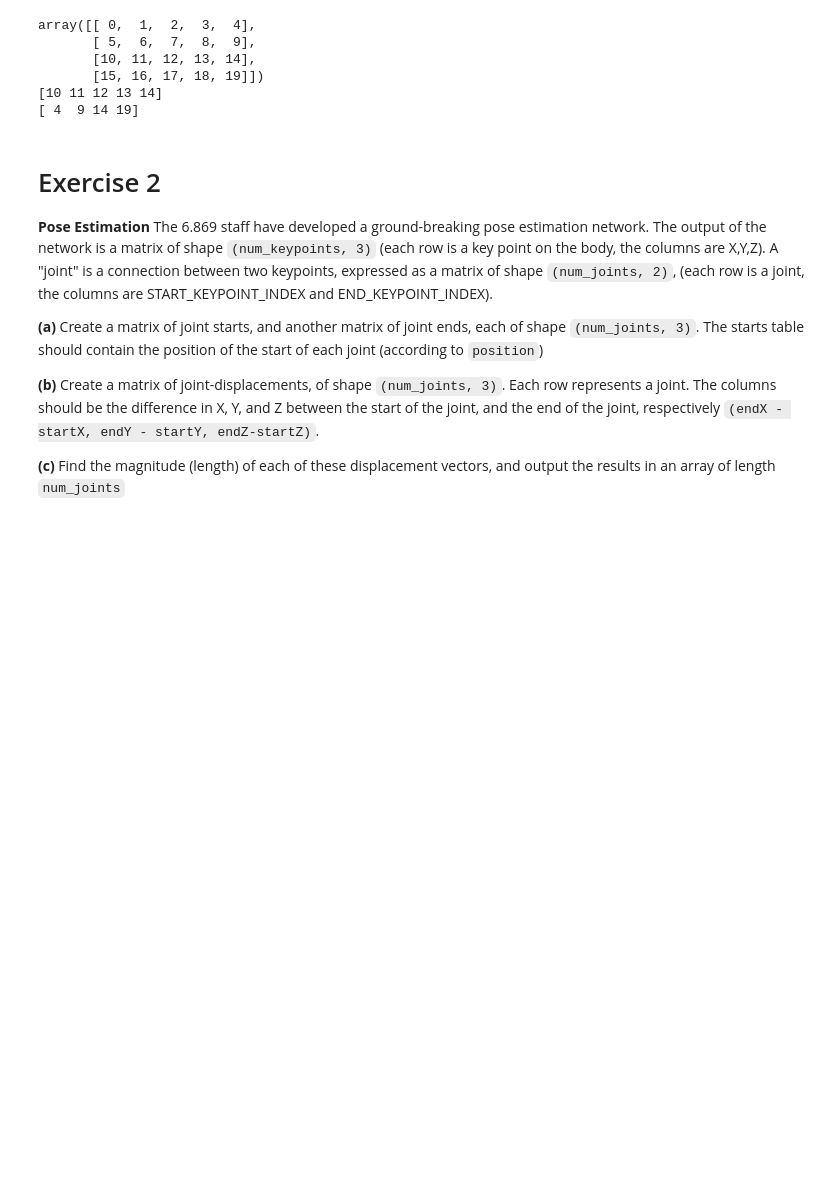
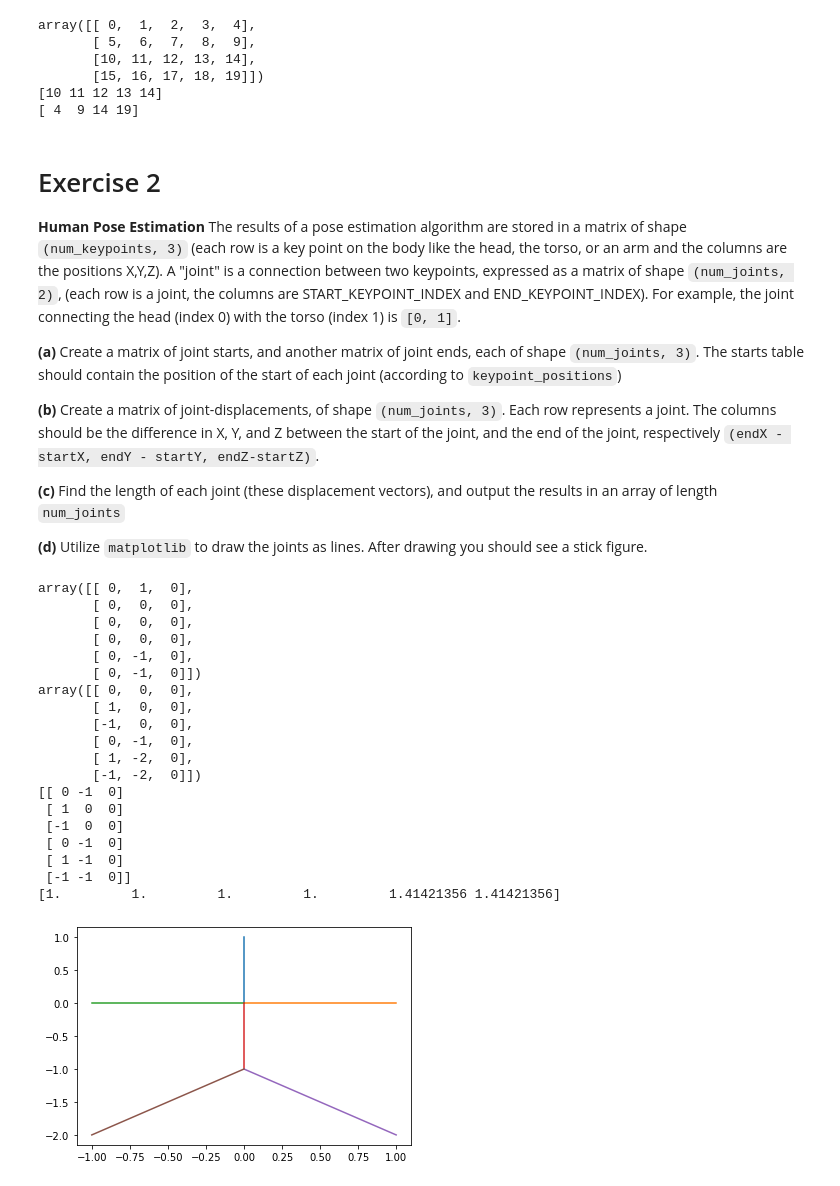
Before and after one commit to schedldave/cv2021, a Jupyter notebook: 01_PythonTutorial.ipynb, the cells around one changed output. Cells and saved outputs as stored; diff of their text form; code cells hidden in the pictures; blank space fills up the shorter version.

```diff
--- a/01_PythonTutorial.ipynb
+++ b/01_PythonTutorial.ipynb
@@ -1186,13 +1186,15 @@ array([[ 0,  1,  2,  3,  4],
 [ 4  9 14 19]
 # %% [markdown]
 # Exercise 2
-**Pose Estimation** The 6.869 staff have developed a ground-breaking pose estimation network. The output of the network is a matrix of shape `(num_keypoints, 3)` (each row is a key point on the body, the columns are X,Y,Z). A "joint" is a connection between two keypoints, expressed as a matrix of shape `(num_joints, 2)`, (each row is a joint, the columns are START_KEYPOINT_INDEX and END_KEYPOINT_INDEX).
+**Human Pose Estimation** The results of a pose estimation algorithm are stored in a matrix of shape `(num_keypoints, 3)` (each row is a key point on the body like the head, the torso, or an arm and the columns are the positions X,Y,Z). A "joint" is a connection between two keypoints, expressed as a matrix of shape `(num_joints, 2)`, (each row is a joint, the columns are START_KEYPOINT_INDEX and END_KEYPOINT_INDEX). For example, the joint connecting the head (index 0) with the torso (index 1) is `[0, 1]`.
 
-**(a)** Create a matrix of joint starts, and another matrix of joint ends, each of shape `(num_joints, 3)`. The starts table should contain the position of the start of each joint (according to `position`)
+**(a)** Create a matrix of joint starts, and another matrix of joint ends, each of shape `(num_joints, 3)`. The starts table should contain the position of the start of each joint (according to `keypoint_positions`)
 
 **(b)** Create a matrix of joint-displacements, of shape `(num_joints, 3)`. Each row represents a joint. The columns should be the difference in X, Y, and Z between the start of the joint, and the end of the joint, respectively `(endX - startX, endY - startY, endZ-startZ)`.
 
-**(c)** Find the magnitude (length) of each of these displacement vectors, and output the results in an array of length `num_joints`
+**(c)** Find the length of each joint (these displacement vectors), and output the results in an array of length `num_joints`
+
+**(d)** Utilize `matplotlib` to draw the joints as lines. After drawing you should see a stick figure.
 # %%
 num_keypoints = 7
 num_joints = 5
@@ -1201,43 +1203,73 @@ num_joints = 5
 # All Z's in one plane, but makes it easier to see XYZ vs Start/end
 keypoint_positions = np.array(
     [
-        [0, 1, 0], #Head
-        [0, 0, 0], #Torso
-        [1, 0, 0], #Right Arm
-        [-1, 0, 0], #Left Arm
-        [0, -1, 0], #Lower ,Torso
-        [1, -2, 0], #Right Leg
-        [-1, -2, 0] #Left Leg
+        [0, 1, 0],  #0 Head
+        [0, 0, 0],  #1 Torso
+        [1, 0, 0],  #2 Right Arm
+        [-1, 0, 0], #3 Left Arm
+        [0, -1, 0], #4 Lower Torso
+        [1, -2, 0], #5 Right Leg
+        [-1, -2, 0] #6 Left Leg
     ]
 )
 
 #   O
 #  _|_
 #   |
 #  / \
 joints = np.array([
     # Head to torso
     [0, 1],
     # Torso to Right arm
     [1, 2],
     # Torso to Left Arm
     [1, 3],
     # Torso to Lower Torso
-    [3, 4],
+    [1, 4],
     # Lower Torso to Right Leg
     [4, 5],
     # Lower Torso to Left Leg
     [4, 6]
 ])
 
 # (a)
 starts = keypoint_positions[joints[:, 0]]
 ends = keypoint_positions[joints[:, 1]]
+print(repr(starts))
+print(repr(ends))
 
 # (b)
 diffs = ends - starts
+print(diffs)
 
 # (c)
 lengths = np.sum(diffs ** 2, axis = 1) ** 0.5
+print(lengths)
 
-lengths
+# (d)
+for i in range(np.shape(joints)[0]):
+  xs = [ starts[i,0], ends[i,0] ]
+  ys = [ starts[i,1], ends[i,1] ]
+  plt.plot(xs,ys)
+plt.show()
+# %% [output]
+array([[ 0,  1,  0],
+       [ 0,  0,  0],
+       [ 0,  0,  0],
+       [ 0,  0,  0],
+       [ 0, -1,  0],
+       [ 0, -1,  0]])
+array([[ 0,  0,  0],
+       [ 1,  0,  0],
+       [-1,  0,  0],
+       [ 0, -1,  0],
+       [ 1, -2,  0],
+       [-1, -2,  0]])
+[[ 0 -1  0]
+ [ 1  0  0]
+ [-1  0  0]
+ [ 0 -1  0]
+ [ 1 -1  0]
+ [-1 -1  0]]
+[1.         1.         1.         1.         1.41421356 1.41421356]
+[figure, added]
```
